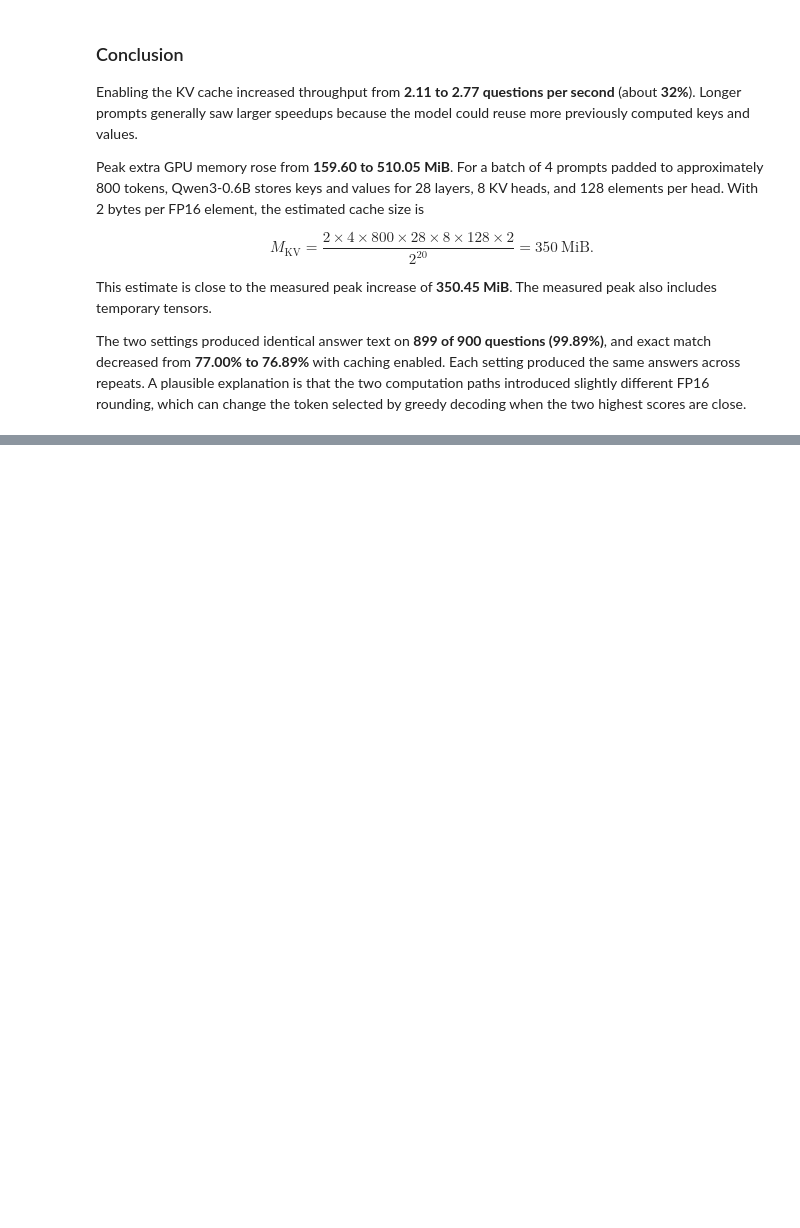
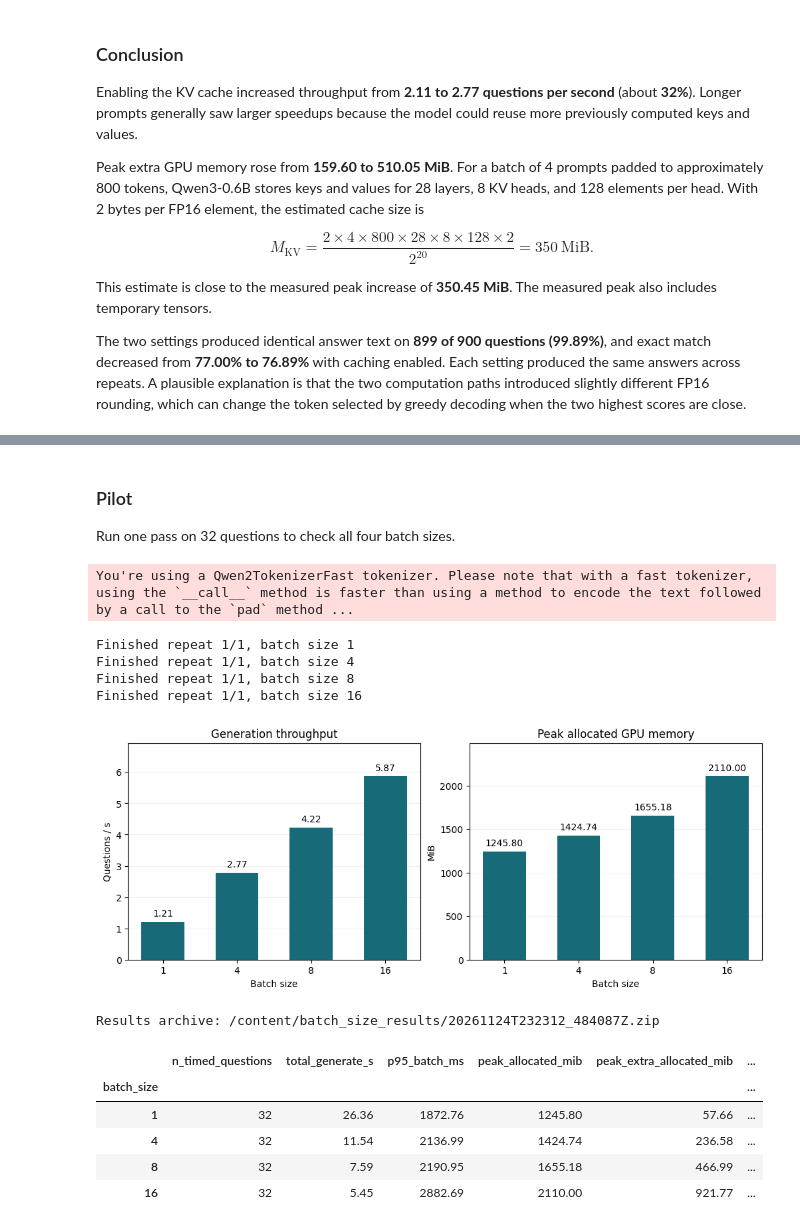
Before and after one commit to ZZZeet/qwen3-inference-experiments, a Jupyter notebook: inference_experiments.ipynb, the cells around one changed output, grey strips where cells are left out. Cells and saved outputs as stored; diff of their text form; code cells hidden in the pictures; blank space fills up the shorter version.

Commit message:
Add batch size and decoding strategy experiments

```diff
--- a/inference_experiments.ipynb
+++ b/inference_experiments.ipynb
@@ -522,0 +536,21 @@ The two settings produced identical answer text on **899 of 900 questions (99.89
+# %% [markdown]
+### Pilot
+
+Run one pass on 32 questions to check all four batch sizes.
+# %%
+pilot_summary, pilot_zip = run_batch_size_sweep(bundle, limit=32, repeats=1)
+display(pilot_summary.round(2))
+# %% [output]
+You're using a Qwen2TokenizerFast tokenizer. Please note that with a fast tokenizer, using the `__call__` method is faster than using a method to encode the text followed by a call to the `pad` method ...
+Finished repeat 1/1, batch size 1
+Finished repeat 1/1, batch size 4
+Finished repeat 1/1, batch size 8
+Finished repeat 1/1, batch size 16
+[figure, added]
+Results archive: /content/batch_size_results/20261124T232312_484087Z.zip
+|  | n_timed_questions | total_generate_s | p95_batch_ms | peak_allocated_mib | peak_extra_allocated_mib | ... |
+| batch_size |  |  |  |  |  | ... |
+| 1 | 32 | 26.36 | 1872.76 | 1245.80 | 57.66 | ... |
+| 4 | 32 | 11.54 | 2136.99 | 1424.74 | 236.58 | ... |
+| 8 | 32 | 7.59 | 2190.95 | 1655.18 | 466.99 | ... |
+| 16 | 32 | 5.45 | 2882.69 | 2110.00 | 921.77 | ... |
```
Also changed, not shown: parts of 24 cells of this notebook.
